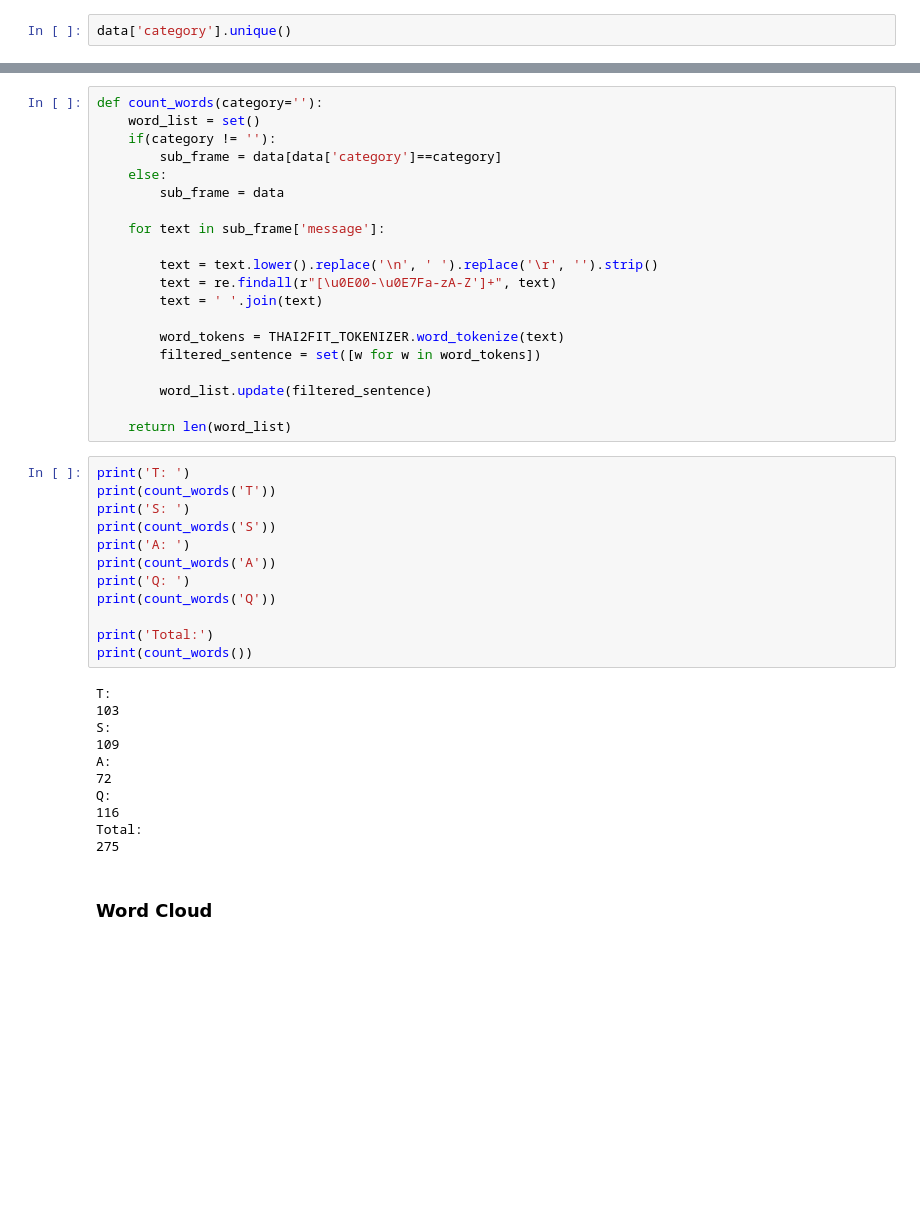
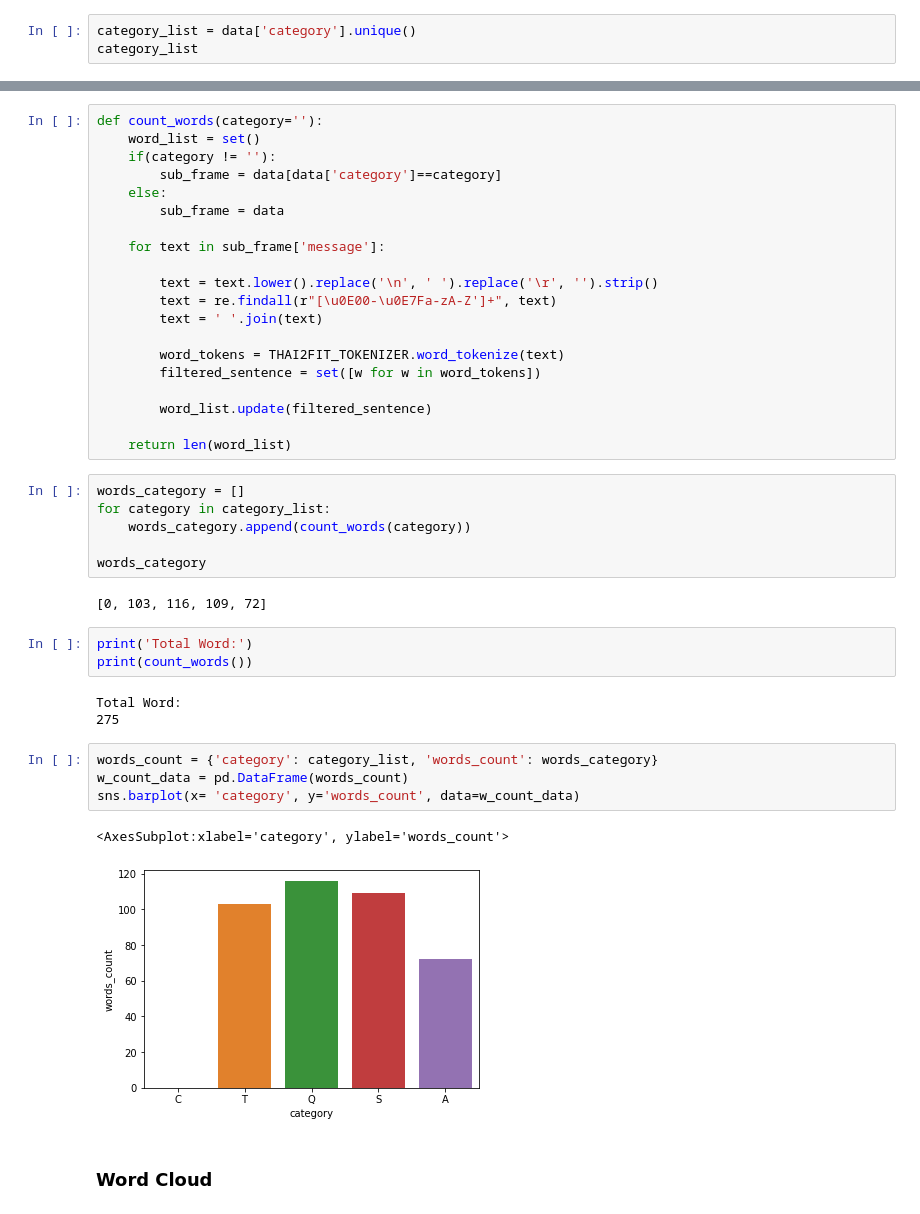
Before and after one commit to 6210110297/chat-topic-classification, a Jupyter notebook: prototype_2.ipynb, the cells around one changed output, grey strips where cells are left out. Drawn from its saved outputs; the diff is of its cells as text; blank space fills up the shorter version.

```diff
--- a/prototype_2.ipynb
+++ b/prototype_2.ipynb
@@ -50,7 +50,8 @@ data.head()
 # %% [markdown]
 ### Data Features and Values
 # %%
-data['category'].unique()
+category_list = data['category'].unique()
+category_list
 # %% [output]
 array(['C', 'T', 'Q', 'S', 'A'], dtype=object)
 # %%
@@ -138,29 +139,27 @@ def count_words(category=''):
         word_list.update(filtered_sentence)
 
     return len(word_list)
-# %%
-print('T: ')
-print(count_words('T'))
-print('S: ')
-print(count_words('S'))
-print('A: ')
-print(count_words('A'))
-print('Q: ')
-print(count_words('Q'))
-
-print('Total:')
-print(count_words())
-# %% [output]
-T:
-103
-S:
-109
-A:
-72
-Q:
-116
-Total:
-275
+# %%
+words_category = []
+for category in category_list:
+    words_category.append(count_words(category))
+
+words_category
+# %% [output]
+[0, 103, 116, 109, 72]
+# %%
+print('Total Word:')
+print(count_words())
+# %% [output]
+Total Word:
+275
+# %%
+words_count = {'category': category_list, 'words_count': words_category}
+w_count_data = pd.DataFrame(words_count)
+sns.barplot(x= 'category', y='words_count', data=w_count_data)
+# %% [output]
+<AxesSubplot:xlabel='category', ylabel='words_count'>
+[figure, added]
 # %% [markdown]
 ### Word Cloud
 # %%
```
Also changed, not shown: 1 other file.
